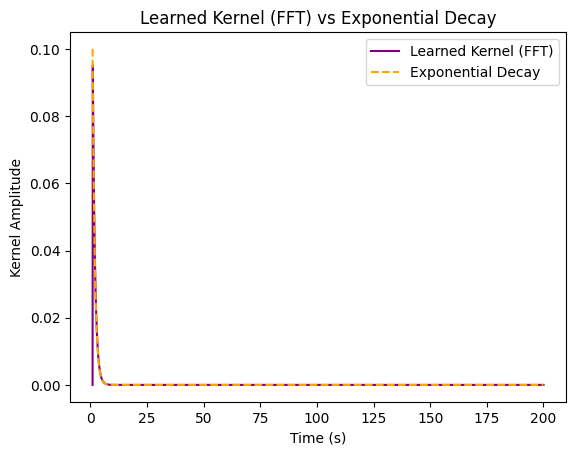
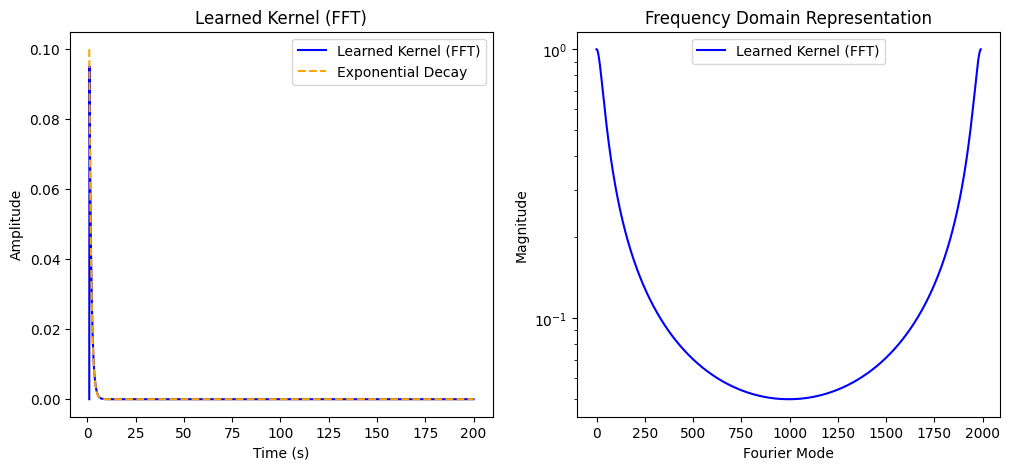
The notebook cell's code change between the first figure and the second:
--- before
+++ after
@@ -10,10 +10,3 @@
 H_hat_fft, H_learned_fft = kernel_from_fft(input_signal, output_signal)
 
-dt = time_signal[1] - time_signal[0]
-
-plt.plot(time_signal, H_learned_fft, label='Learned Kernel (FFT)', color='purple')
-plt.plot(time_signal, dt * np.exp(-time_signal+1), label='Exponential Decay', color='orange', linestyle='dashed')
-plt.xlabel('Time (s)')
-plt.ylabel('Kernel Amplitude')
-plt.title('Learned Kernel (FFT) vs Exponential Decay')
-plt.legend()
+plot_kernel(H_learned_dft, H_hat_dft, time_signal, 'FFT')

Commit: added some figure explanations